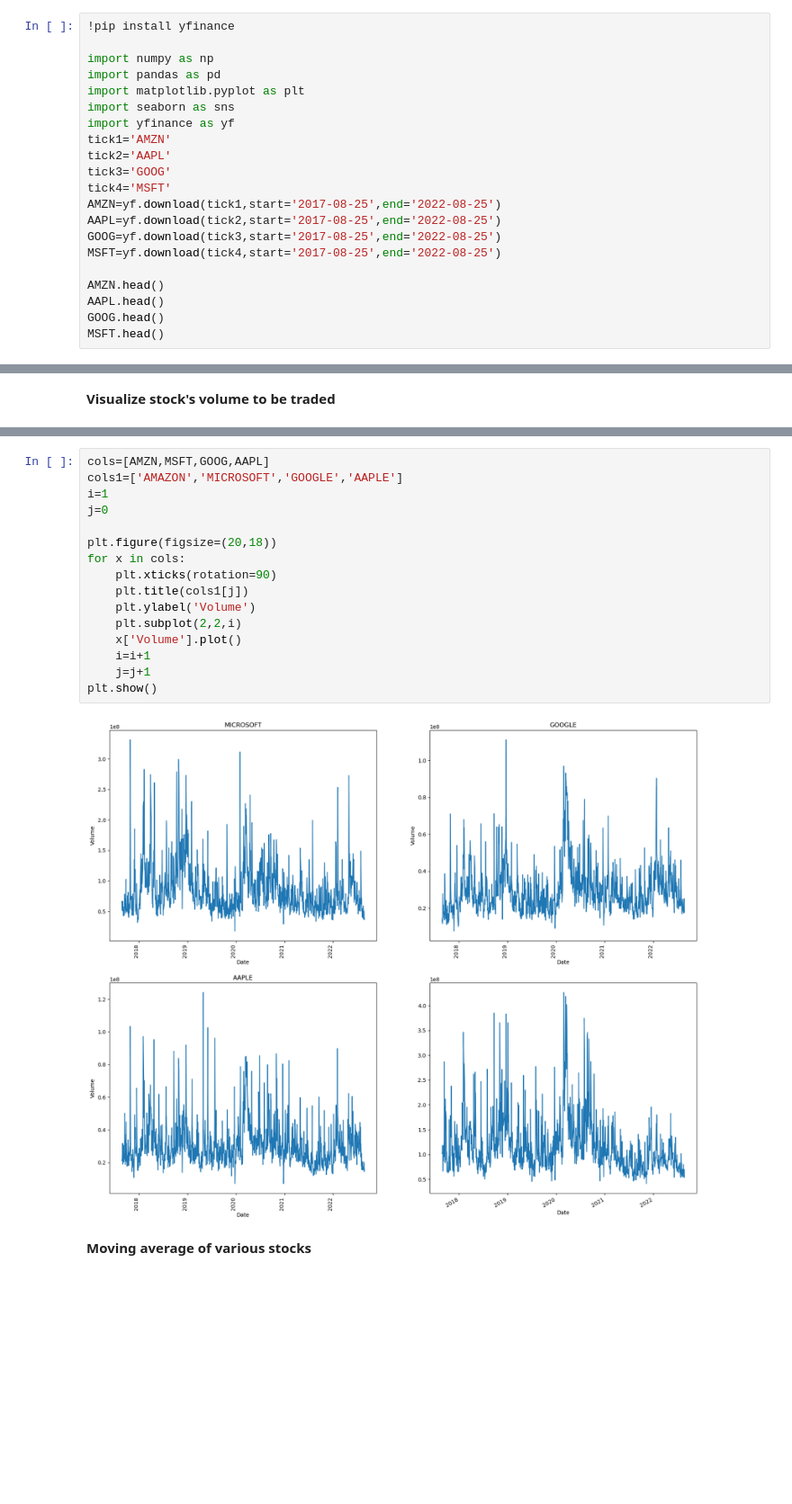
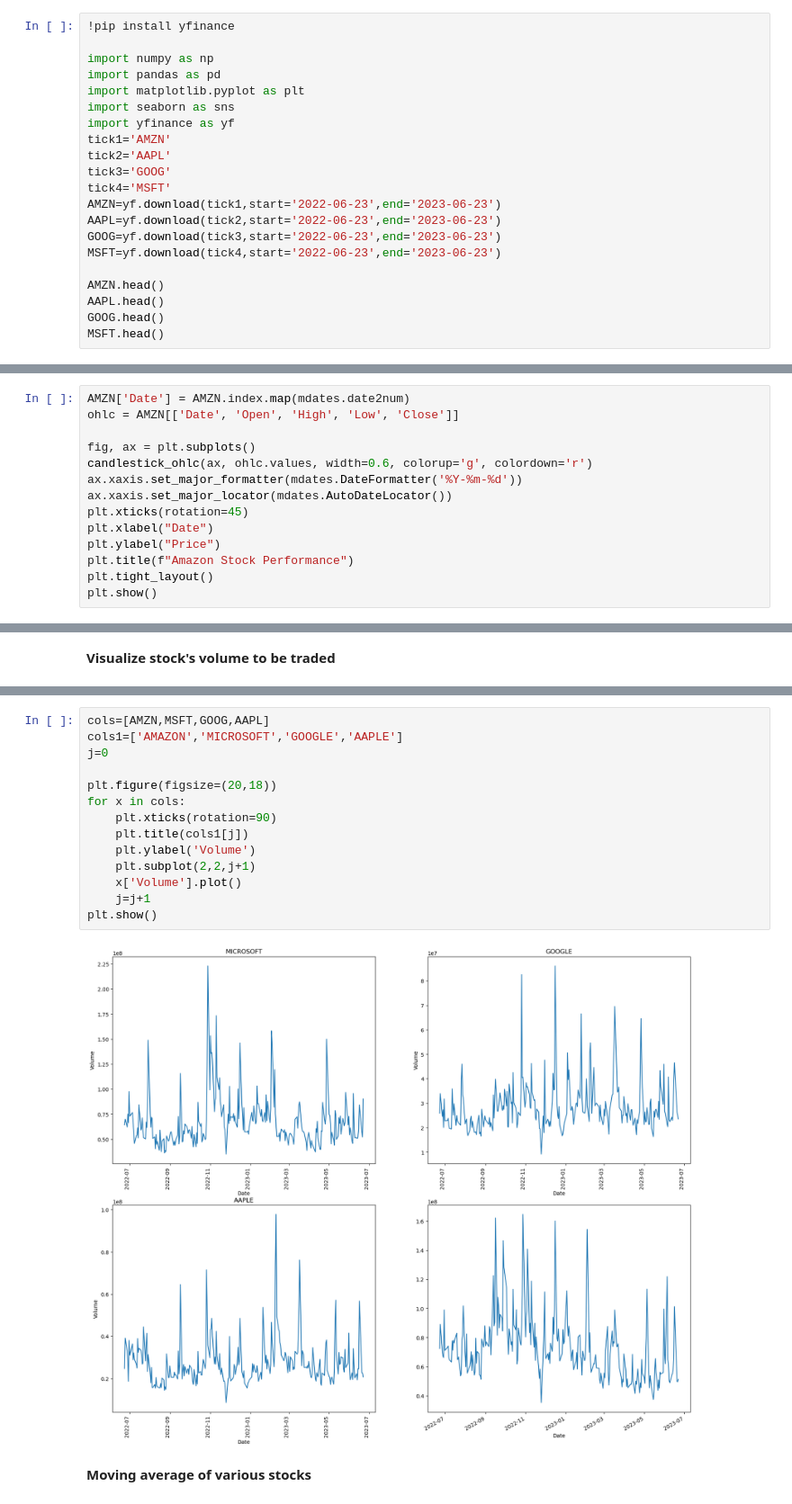
Before and after one commit to nidhik5/Stock-price-prediction, a Jupyter notebook: stocks prediction_Nidhi_Kadam.ipynb, the cells around one changed output, grey strips where cells are left out. Shown at 90% size. Cells and saved outputs as stored; diff of their text form; blank space fills up the shorter version.

```diff
--- a/stocks prediction_Nidhi_Kadam.ipynb
+++ b/stocks prediction_Nidhi_Kadam.ipynb
@@ -12,10 +12,10 @@ tick1='AMZN'
 tick2='AAPL'
 tick3='GOOG'
 tick4='MSFT'
-AMZN=yf.download(tick1,start='2017-08-25',end='2022-08-25')
-AAPL=yf.download(tick2,start='2017-08-25',end='2022-08-25')
-GOOG=yf.download(tick3,start='2017-08-25',end='2022-08-25')
-MSFT=yf.download(tick4,start='2017-08-25',end='2022-08-25')
+AMZN=yf.download(tick1,start='2022-06-23',end='2023-06-23')
+AAPL=yf.download(tick2,start='2022-06-23',end='2023-06-23')
+GOOG=yf.download(tick3,start='2022-06-23',end='2023-06-23')
+MSFT=yf.download(tick4,start='2022-06-23',end='2023-06-23')
 
 AMZN.head()
 AAPL.head()
@@ -107,0 +150,14 @@ sns.boxplot(data=MSFT['Adj Close']) # no outliers
+# %%
+AMZN['Date'] = AMZN.index.map(mdates.date2num)
+ohlc = AMZN[['Date', 'Open', 'High', 'Low', 'Close']]
+
+fig, ax = plt.subplots()
+candlestick_ohlc(ax, ohlc.values, width=0.6, colorup='g', colordown='r')
+ax.xaxis.set_major_formatter(mdates.DateFormatter('%Y-%m-%d'))
+ax.xaxis.set_major_locator(mdates.AutoDateLocator())
+plt.xticks(rotation=45)
+plt.xlabel("Date")
+plt.ylabel("Price")
+plt.title(f"Amazon Stock Performance")
+plt.tight_layout()
+plt.show()
@@ -136,21 +194,19 @@ Text(0.5, 1.0, 'Change in volume of stock traded over time over time')
 # %%
 cols=[AMZN,MSFT,GOOG,AAPL]
 cols1=['AMAZON','MICROSOFT','GOOGLE','AAPLE']
-i=1
 j=0
 
 plt.figure(figsize=(20,18))
 for x in cols:
     plt.xticks(rotation=90)
     plt.title(cols1[j])
     plt.ylabel('Volume')
-    plt.subplot(2,2,i)
+    plt.subplot(2,2,j+1)
     x['Volume'].plot()
-    i=i+1
     j=j+1
 plt.show()
 # %% [output]
-[figure, old version]
+[figure, new version]
 # %% [markdown]
 **Moving average of various stocks**
 # %%
```
Also changed, not shown: parts of 32 cells of this notebook.
